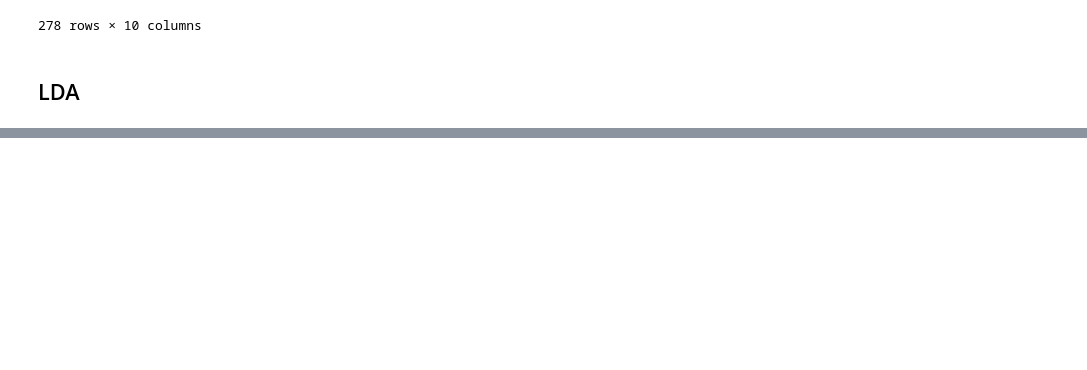
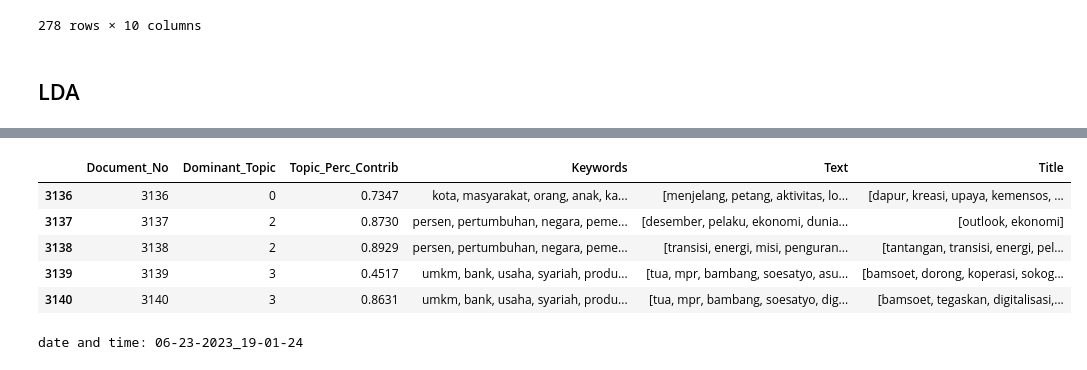
Before and after one commit to alwaysyu/PetaKabar, a Jupyter notebook: what.ipynb, the cells around one changed output, grey strips where cells are left out. Saved outputs shown, nothing was run; the diff lists cells and outputs as text; code cells hidden in the pictures; blank space fills up the shorter version.

```diff
--- a/what.ipynb
+++ b/what.ipynb
@@ -1184,0 +1411,3 @@ Counter({'cianjur': 141,
+# %%
+def remove_number(text):
+    return  re.sub(r"\d+", "", text)
@@ -1184,0 +1472,6 @@ Counter({'cianjur': 141,
+# %%
+# Creating the object for LDA model using gensim library
+Lda = gensim.models.ldamodel.LdaModel
+
+total_topics = 4 # jumlah topik yang akan di extract
+number_words = 30 # jumlah kata per topik
@@ -1184,0 +1502,18 @@ Counter({'cianjur': 141,
+# %%
+# Word Count of Topic Keywords
+
+from collections import Counter
+topics = lda_model.show_topics(formatted=False, num_topics=total_topics, num_words=number_words)
+# topic = lda_model.show_topics(num_topics=total_topics, num_words=number_words)
+# print((topics[0]))
+# print((topic[0]))
+data_flat = [w for w_list in new_ekonomi['desc'] for w in w_list]
+counter = Counter(data_flat)
+
+out = []
+for i, topic in topics:
+    for word, weight in topic:
+        out.append([word, i , weight, counter[word]])
+
+df_imp_wcount = pd.DataFrame(out, columns=['word', 'id', 'importance', 'word_count'])
+print(df_imp_wcount)
@@ -1184,0 +1572,25 @@ Counter({'cianjur': 141,
+# %%
+df_topic_sents_keywords = format_topics_sentences(ldamodel=lda_model, corpus=corpus, texts=new_ekonomi['desc'])
+df_topic_sents_keywords['Texts'] = 0
+df_topic_sents_keywords['Title'] = 0
+# %%
+df_dominant_topic = df_topic_sents_keywords.reset_index()
+# texts = []
+for i in range(len(new_ekonomi['desc'])):
+    # print(new_ekonomi['desc'].iloc[i])
+    # texts.append(new_ekonomi['desc'].iloc[i])
+    df_dominant_topic['Texts'].iloc[i] = new_ekonomi['desc'].iloc[i]
+    df_dominant_topic['Title'].iloc[i] = new_ekonomi['title'].iloc[i]
+# df_dominant_topic['Texts'] = texts
+df_dominant_topic.columns = ['Document_No', 'Dominant_Topic', 'Topic_Perc_Contrib', 'Keywords', 'Text', 'Title']
+
+# df_topic_sents_keywords['Texts'].isna().value_counts()
+df_dominant_topic.head(5)
+df_dominant_topic.tail(5)
+# %% [output]
+|  | Document_No | Dominant_Topic | Topic_Perc_Contrib | Keywords | Text | Title |
+| 3136 | 3136 | 0 | 0.7347 | kota, masyarakat, orang, anak, ka... | [menjelang, petang, aktivitas, lo... | [dapur, kreasi, upaya, kemensos, ... |
+| 3137 | 3137 | 2 | 0.8730 | persen, pertumbuhan, negara, peme... | [desember, pelaku, ekonomi, dunia... | [outlook, ekonomi] |
+| 3138 | 3138 | 2 | 0.8929 | persen, pertumbuhan, negara, peme... | [transisi, energi, misi, penguran... | [tantangan, transisi, energi, pel... |
+| 3139 | 3139 | 3 | 0.4517 | umkm, bank, usaha, syariah, produ... | [tua, mpr, bambang, soesatyo, asu... | [bamsoet, dorong, koperasi, sokog... |
+| 3140 | 3140 | 3 | 0.8631 | umkm, bank, usaha, syariah, produ... | [tua, mpr, bambang, soesatyo, dig... | [bamsoet, tegaskan, digitalisasi,... |
@@ -1184,0 +1601,11 @@ Counter({'cianjur': 141,
+# %%
+from datetime import datetime
+now = datetime.now() # current date and time
+date_time = now.strftime("%m-%d-%Y_%H-%M-%S")
+print("date and time:",date_time)
+LDAvis_html = 'ldavis_prepared_'+ str(total_topics)+"_"+str(number_words)+"_"+str(date_time)
+LDAvis_prepared = pyLDAvis.gensim.prepare(lda_model, corpus, dictionary)
+with open(PATH + ekonomi + LDAvis_html, 'wb') as f:
+        pickle.dump(LDAvis_prepared, f)
+# %% [output]
+date and time: 06-23-2023_19-01-24
```
Also changed, not shown: parts of 73 cells of this notebook, 27 other files.
